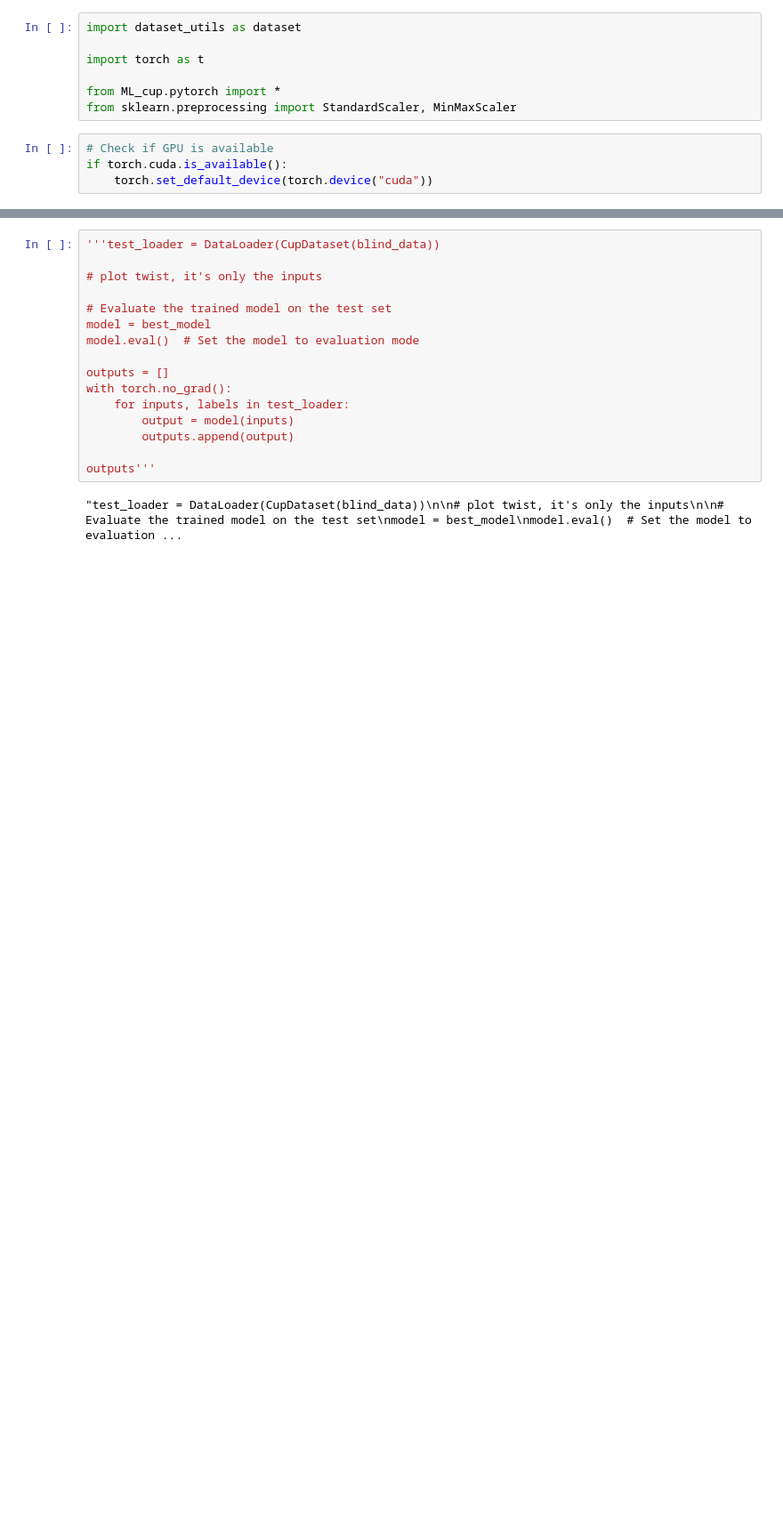
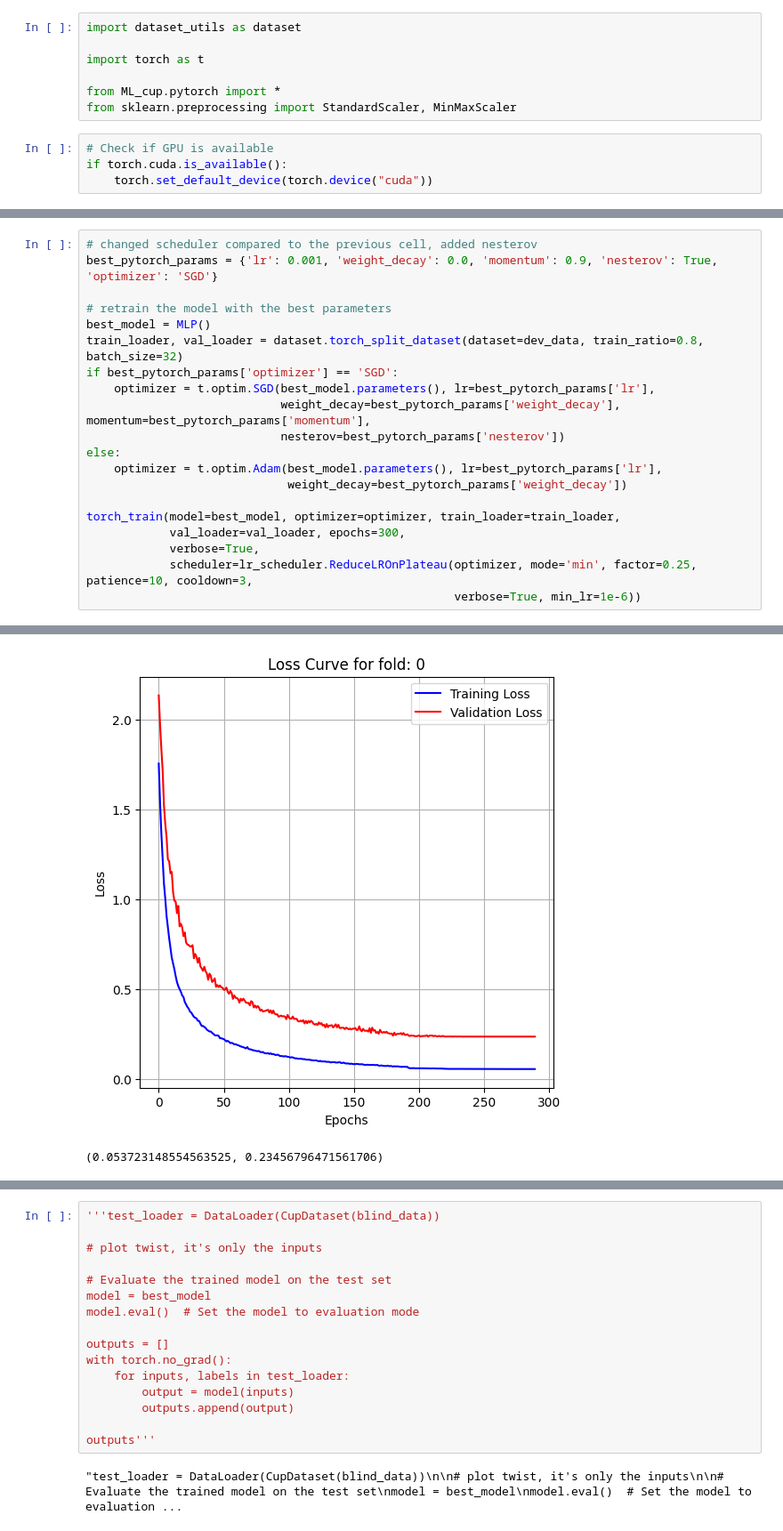
Before and after one commit to Alexthw46/ML, a Jupyter notebook: ML_cup/TorchNN.ipynb, the cells around one changed output, grey strips where cells are left out. Shown at 89% size. Drawn from its saved outputs; the diff is of its cells as text; blank space fills up the shorter version.

```diff
--- a/ML_cup/TorchNN.ipynb
+++ b/ML_cup/TorchNN.ipynb
@@ -88,0 +112,21 @@ Train Epoch: 299 Loss: 0.018201254270970822 Val Loss: 0.31688699977738516
+# %%
+# changed scheduler compared to the previous cell, added nesterov
+best_pytorch_params = {'lr': 0.001, 'weight_decay': 0.0, 'momentum': 0.9, 'nesterov': True, 'optimizer': 'SGD'}
+
+# retrain the model with the best parameters
+best_model = MLP()
+train_loader, val_loader = dataset.torch_split_dataset(dataset=dev_data, train_ratio=0.8, batch_size=32)
+if best_pytorch_params['optimizer'] == 'SGD':
+    optimizer = t.optim.SGD(best_model.parameters(), lr=best_pytorch_params['lr'],
+                            weight_decay=best_pytorch_params['weight_decay'], momentum=best_pytorch_params['momentum'],
+                            nesterov=best_pytorch_params['nesterov'])
+else:
+    optimizer = t.optim.Adam(best_model.parameters(), lr=best_pytorch_params['lr'],
+                             weight_decay=best_pytorch_params['weight_decay'])
+
+torch_train(model=best_model, optimizer=optimizer, train_loader=train_loader,
+            val_loader=val_loader, epochs=300,
+            verbose=True,
+            scheduler=lr_scheduler.ReduceLROnPlateau(optimizer, mode='min', factor=0.25, patience=10, cooldown=3,
+                                                     verbose=True, min_lr=1e-6))
+# %% [output]
@@ -88,0 +150,2 @@ Train Epoch: 299 Loss: 0.018201254270970822 Val Loss: 0.31688699977738516
+[figure, added]
+(0.053723148554563525, 0.23456796471561706)
```
Also changed, not shown: parts of 9 cells of this notebook, 6 other files.
